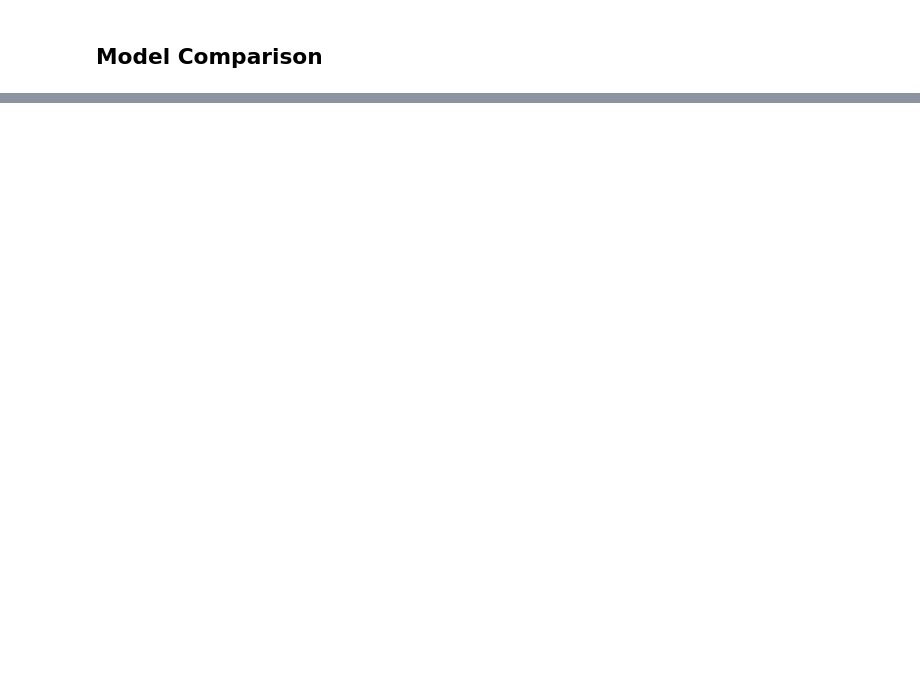
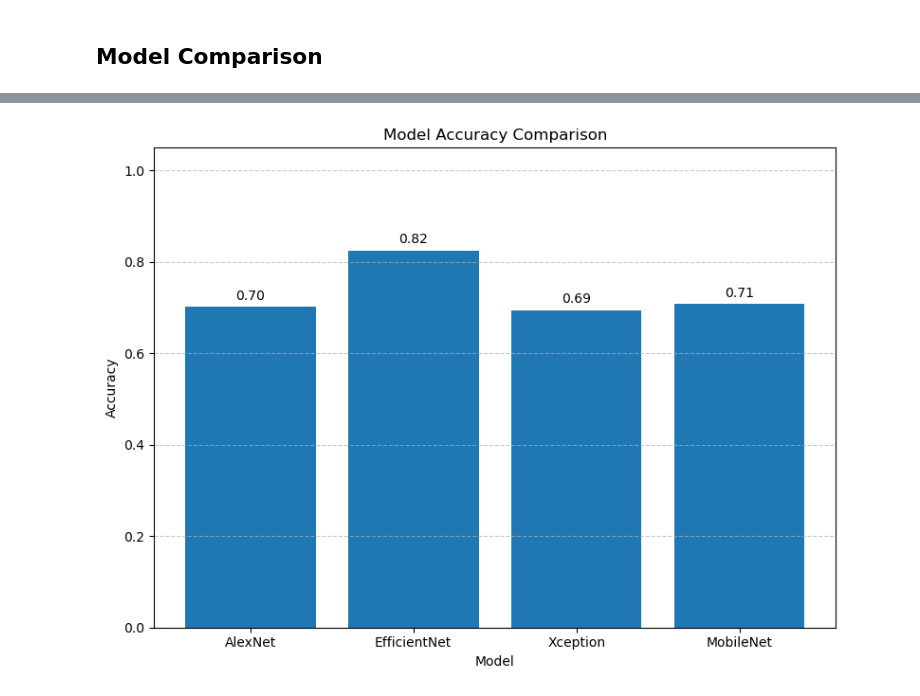
Before and after one commit to chevy-67/DL-Architecture-Performance-Analysis, a Jupyter notebook: Case_Study_CV_01.ipynb, the cells around one changed output, grey strips where cells are left out. Drawn from its saved outputs; the diff is of its cells as text; code cells hidden in the pictures; blank space fills up the shorter version.

```diff
--- a/Case_Study_CV_01.ipynb
+++ b/Case_Study_CV_01.ipynb
@@ -351,2 +240,7 @@ mobilenet_model.save('models/MobileNet.keras')
+# %%
+mob_loss,mob_acc = mobile_model.evaluate(validation,verbose=False)
+alex_loss,alex_acc = alexnet_model.evaluate(validation,verbose=False)
+effnet_loss,effnet_acc = efficient_model.evaluate(validation,verbose=False)
+xcept_loss,xcept_acc = xception_model.evaluate(validation,verbose=False)
 # %% [markdown]
 ## Model Comparison
@@ -394,0 +348,20 @@ MobileNet Training Time         : 9.97 Minutes
+# %%
+model_acc = [alex_acc,effnet_acc,xcept_acc,mob_acc]
+
+plt.figure(figsize=(8, 6))
+bars = plt.bar(model_name, model_acc)
+
+for bar in bars:
+    yval = bar.get_height()
+    plt.text(bar.get_x() + bar.get_width()/2.0, yval + 0.01, f"{yval:.2f}", ha='center', va='bottom')
+
+plt.ylim(0, 1.05)
+plt.title('Model Accuracy Comparison')
+plt.xlabel('Model')
+plt.ylabel('Accuracy')
+plt.grid(axis='y', linestyle='--', alpha=0.7)
+plt.tight_layout()
+plt.savefig('plots/Overall Accuracy.png')
+plt.show()
+# %% [output]
+[figure, added]
```
Also changed, not shown: parts of 21 cells of this notebook.
